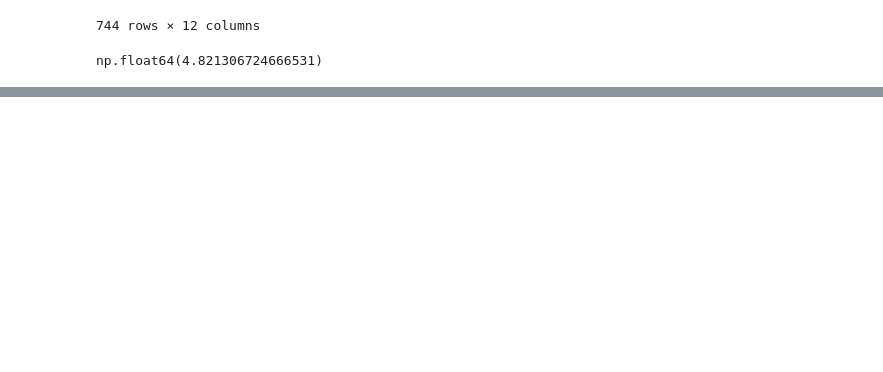
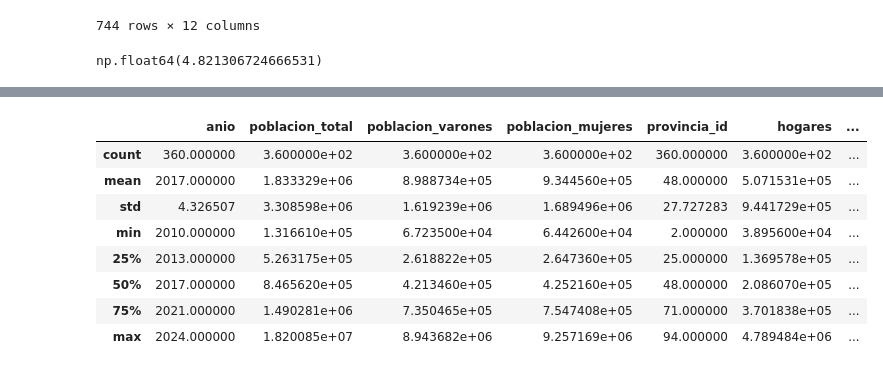
Before and after one commit to yanetcoronelok/api2_coronel_yanet, a Jupyter notebook: api2_coronel_yanet.ipynb, the cells around one changed output, grey strips where cells are left out. Drawn from its saved outputs; the diff is of its cells as text; code cells hidden in the pictures; blank space fills up the shorter version.

```diff
--- a/api2_coronel_yanet.ipynb
+++ b/api2_coronel_yanet.ipynb
@@ -259,0 +281,12 @@ np.float64(4.821306724666531)
+# %%
+datos_reales.describe()
+# %% [output]
+|  | anio | poblacion_total | poblacion_varones | poblacion_mujeres | provincia_id | hogares | ... |
+| count | 360.000000 | 3.600000e+02 | 3.600000e+02 | 3.600000e+02 | 360.000000 | 3.600000e+02 | ... |
+| mean | 2017.000000 | 1.833329e+06 | 8.988734e+05 | 9.344560e+05 | 48.000000 | 5.071531e+05 | ... |
+| std | 4.326507 | 3.308598e+06 | 1.619239e+06 | 1.689496e+06 | 27.727283 | 9.441729e+05 | ... |
+| min | 2010.000000 | 1.316610e+05 | 6.723500e+04 | 6.442600e+04 | 2.000000 | 3.895600e+04 | ... |
+| 25% | 2013.000000 | 5.263175e+05 | 2.618822e+05 | 2.647360e+05 | 25.000000 | 1.369578e+05 | ... |
+| 50% | 2017.000000 | 8.465620e+05 | 4.213460e+05 | 4.252160e+05 | 48.000000 | 2.086070e+05 | ... |
+| 75% | 2021.000000 | 1.490281e+06 | 7.350465e+05 | 7.547408e+05 | 71.000000 | 3.701838e+05 | ... |
+| max | 2024.000000 | 1.820085e+07 | 8.943682e+06 | 9.257169e+06 | 94.000000 | 4.789484e+06 | ... |
```
Also changed, not shown: parts of 4 cells of this notebook.
